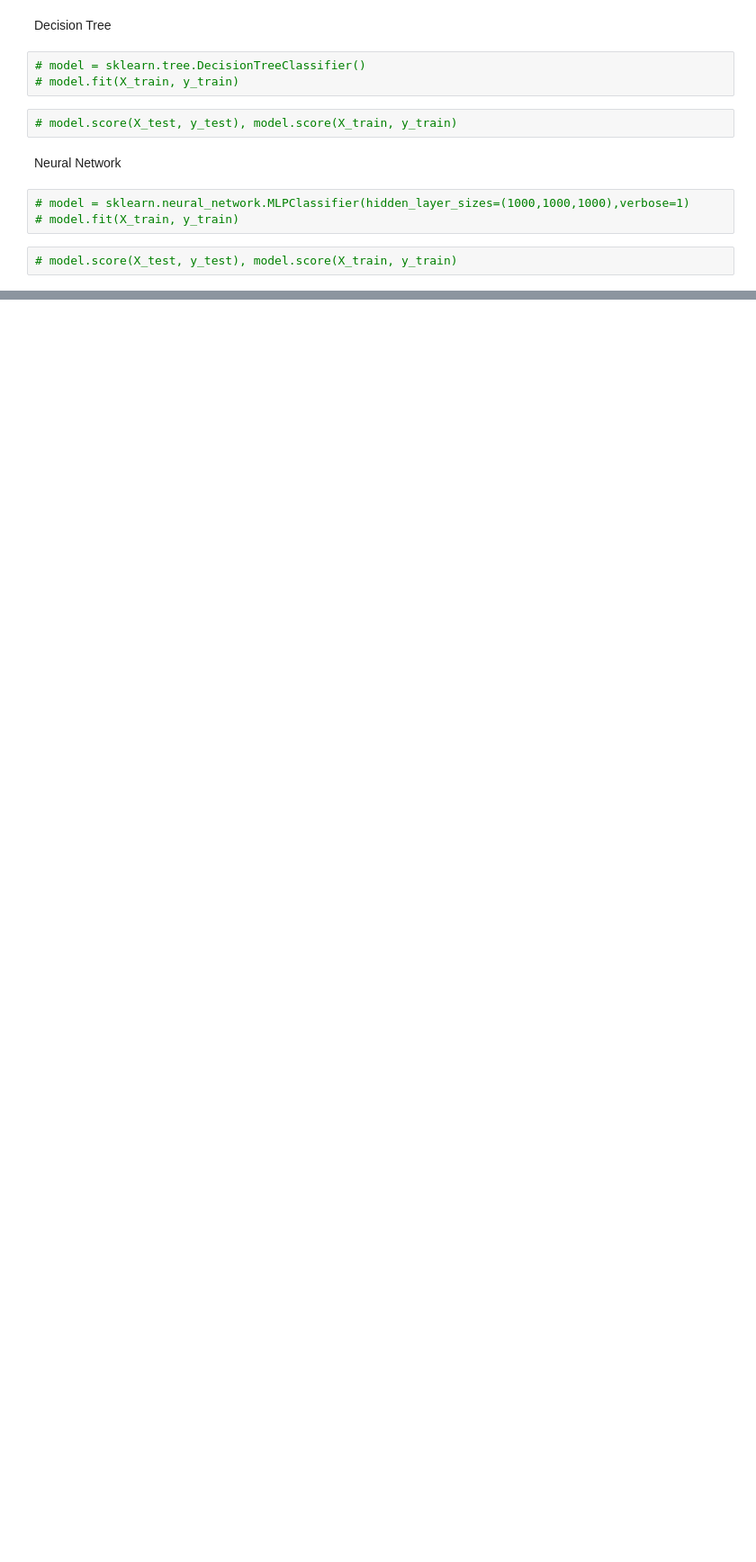
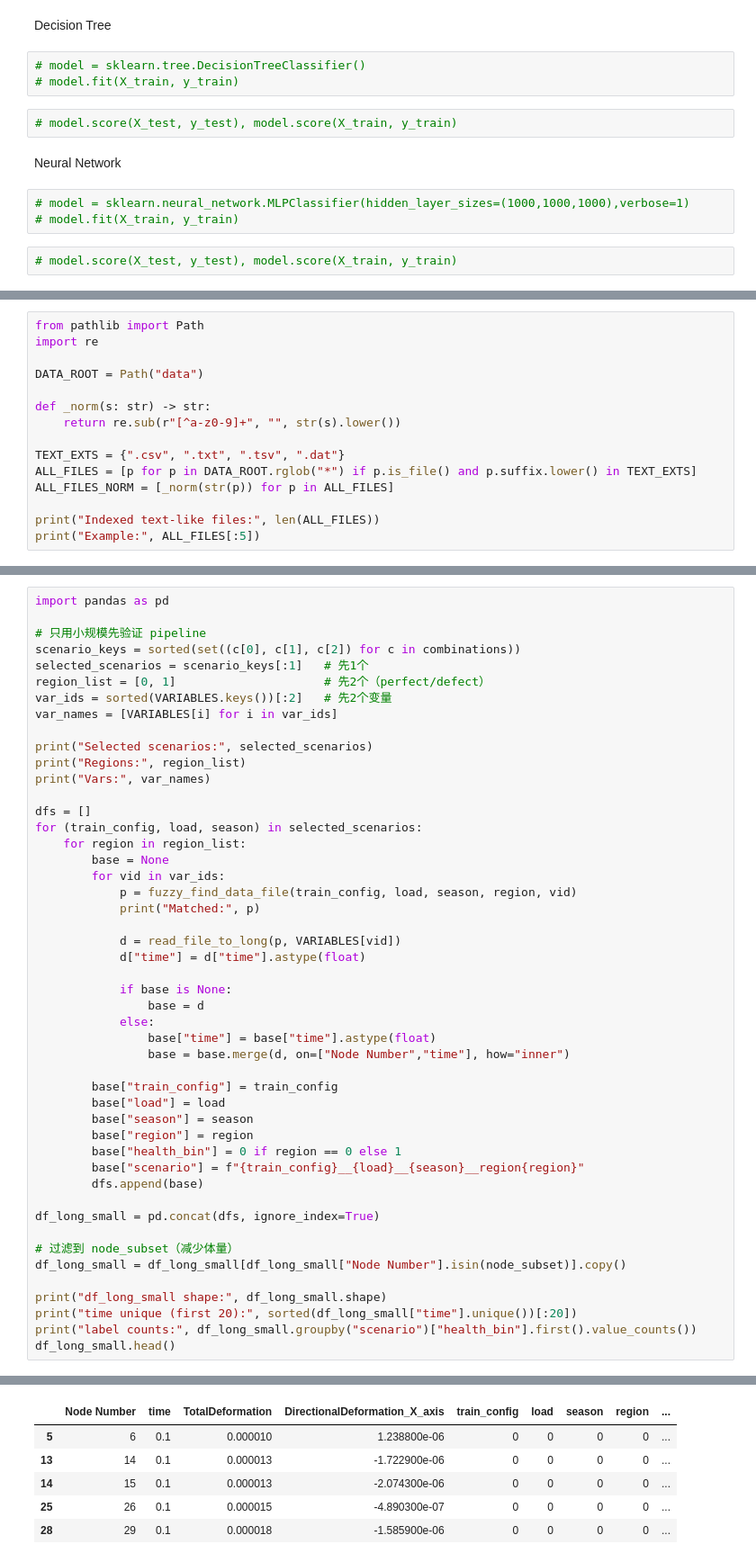
Before and after one commit to marius-ne/CIE_ProjectB_Group13, a Jupyter notebook: “Program_B_ipynb”的副本.ipynb, the cells around one changed output, grey strips where cells are left out. Shown at 90% size. Drawn from its saved outputs; the diff is of its cells as text; blank space fills up the shorter version.

```diff
--- a/“Program_B_ipynb”的副本.ipynb
+++ b/“Program_B_ipynb”的副本.ipynb
@@ -811,0 +1132,15 @@ Neural Network
+# %%
+from pathlib import Path
+import re
+
+DATA_ROOT = Path("data")
+
+def _norm(s: str) -> str:
+    return re.sub(r"[^a-z0-9]+", "", str(s).lower())
+
+TEXT_EXTS = {".csv", ".txt", ".tsv", ".dat"}
+ALL_FILES = [p for p in DATA_ROOT.rglob("*") if p.is_file() and p.suffix.lower() in TEXT_EXTS]
+ALL_FILES_NORM = [_norm(str(p)) for p in ALL_FILES]
+
+print("Indexed text-like files:", len(ALL_FILES))
+print("Example:", ALL_FILES[:5])
@@ -811,0 +1292,49 @@ Neural Network
+# %%
+import pandas as pd
+
+# 只用小规模先验证 pipeline
+scenario_keys = sorted(set((c[0], c[1], c[2]) for c in combinations))
+selected_scenarios = scenario_keys[:1]   # 先1个
+region_list = [0, 1]                     # 先2个（perfect/defect）
+var_ids = sorted(VARIABLES.keys())[:2]   # 先2个变量
+var_names = [VARIABLES[i] for i in var_ids]
+
+print("Selected scenarios:", selected_scenarios)
+print("Regions:", region_list)
+print("Vars:", var_names)
+
+dfs = []
+for (train_config, load, season) in selected_scenarios:
+    for region in region_list:
+        base = None
+        for vid in var_ids:
+            p = fuzzy_find_data_file(train_config, load, season, region, vid)
+            print("Matched:", p)
+
+            d = read_file_to_long(p, VARIABLES[vid])
+            d["time"] = d["time"].astype(float)
+
+            if base is None:
+                base = d
+            else:
+                base["time"] = base["time"].astype(float)
+                base = base.merge(d, on=["Node Number","time"], how="inner")
+
+        base["train_config"] = train_config
+        base["load"] = load
+        base["season"] = season
+        base["region"] = region
+        base["health_bin"] = 0 if region == 0 else 1
+        base["scenario"] = f"{train_config}__{load}__{season}__region{region}"
+        dfs.append(base)
+
+df_long_small = pd.concat(dfs, ignore_index=True)
+
+# 过滤到 node_subset（减少体量）
+df_long_small = df_long_small[df_long_small["Node Number"].isin(node_subset)].copy()
+
+print("df_long_small shape:", df_long_small.shape)
+print("time unique (first 20):", sorted(df_long_small["time"].unique())[:20])
+print("label counts:", df_long_small.groupby("scenario")["health_bin"].first().value_counts())
+df_long_small.head()
+# %% [output]
@@ -811,0 +1354,6 @@ Neural Network
+|  | Node Number | time | TotalDeformation | DirectionalDeformation_X_axis | train_config | load | season | region | ... |
+| 5 | 6 | 0.1 | 0.000010 | 1.238800e-06 | 0 | 0 | 0 | 0 | ... |
+| 13 | 14 | 0.1 | 0.000013 | -1.722900e-06 | 0 | 0 | 0 | 0 | ... |
+| 14 | 15 | 0.1 | 0.000013 | -2.074300e-06 | 0 | 0 | 0 | 0 | ... |
+| 25 | 26 | 0.1 | 0.000015 | -4.890300e-07 | 0 | 0 | 0 | 0 | ... |
+| 28 | 29 | 0.1 | 0.000018 | -1.585900e-06 | 0 | 0 | 0 | 0 | ... |
```
Also changed, not shown: parts of 43 cells of this notebook.
